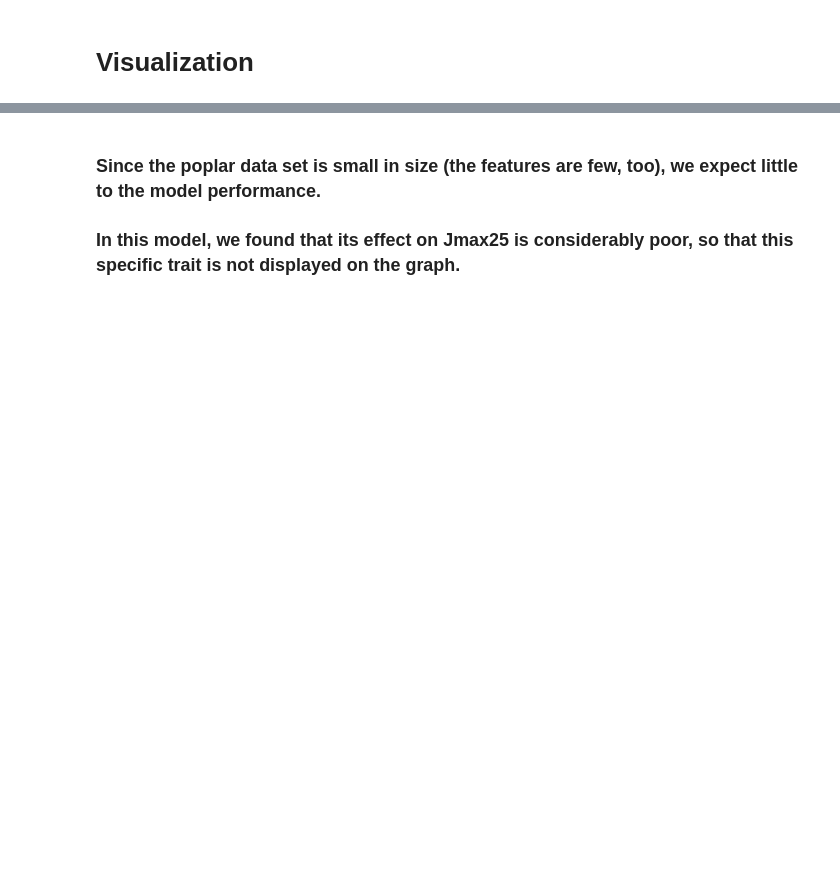
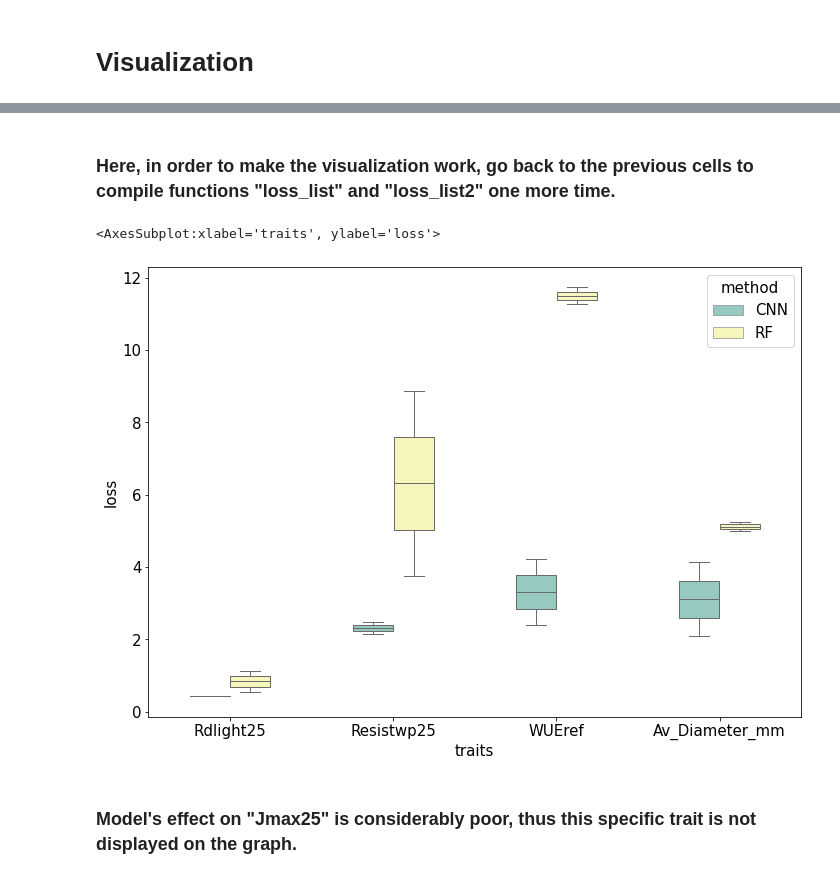
Before and after one commit to PlaceofYichen/GS-PoplarTree-ML, a Jupyter notebook: Poplar_CNN_RF_YDu.ipynb, the cells around one changed output, grey strips where cells are left out. Cells and saved outputs as stored; diff of their text form; code cells hidden in the pictures; blank space fills up the shorter version.

```diff
--- a/Poplar_CNN_RF_YDu.ipynb
+++ b/Poplar_CNN_RF_YDu.ipynb
@@ -570,0 +580,20 @@ tf.Tensor(4.9886951850926, shape=(), dtype=float64)
+# %%
+thresholds = ['1e-05','1e-04','0.001']
+traits = ["Jmax25","Rdlight25","Resistwp25","WUEref","Av_Diameter_mm"]
+
+data = pd.DataFrame()
+data['loss'] = loss_list
+data['thresholds'] =[thresholds[0]]*5 + [thresholds[1]]*5 + [thresholds[2]]*5
+data['traits'] = 3 * traits
+data['method'] = 'CNN'
+
+data2 = pd.DataFrame()
+data2['loss'] = loss_list2
+data2['thresholds'] =[thresholds[0]]*5 + [thresholds[1]]*5 + [thresholds[2]]*5
+data2['traits'] = 3 * traits
+data2['method'] = 'RF'
+data = pd.concat([data,data2])
+
+data = data[data['traits'] != 'Jmax25']
+# %% [markdown]
+### Here, in order to make the visualization work, go back to the previous cells to compile functions "loss_list" and "loss_list2" one more time.
@@ -571,3 +618,13 @@ tf.Tensor(4.9886951850926, shape=(), dtype=float64)
+# %%
+data = pd.concat([data,data3])
+# %%
+a4_dims = (11.7, 8.27)
+fig, ax = pyplot.subplots(figsize=a4_dims)
+data_tmp1 = data[data['thresholds'] == '0.001']
+sns.boxplot(x="traits", y="loss", data=data_tmp1, hue="method", width=0.5, linewidth=1.0, palette="Set3")
+#sns.boxplot(x="thresholds", y="loss", data=data, hue="traits", width=0.5, linewidth=1.0, palette="Set3")
+# %% [output]
+<AxesSubplot:xlabel='traits', ylabel='loss'>
+[figure, added]
 # %% [markdown]
-### Since the poplar data set is small in size (the features are few, too), we expect little to the model performance.
-### In this model, we found that its effect on Jmax25 is considerably poor, so that this specific trait is not displayed on the graph.
+### Model's effect on "Jmax25" is considerably poor, thus this specific trait is not displayed on the graph.
```
Also changed, not shown: parts of 28 cells of this notebook.
